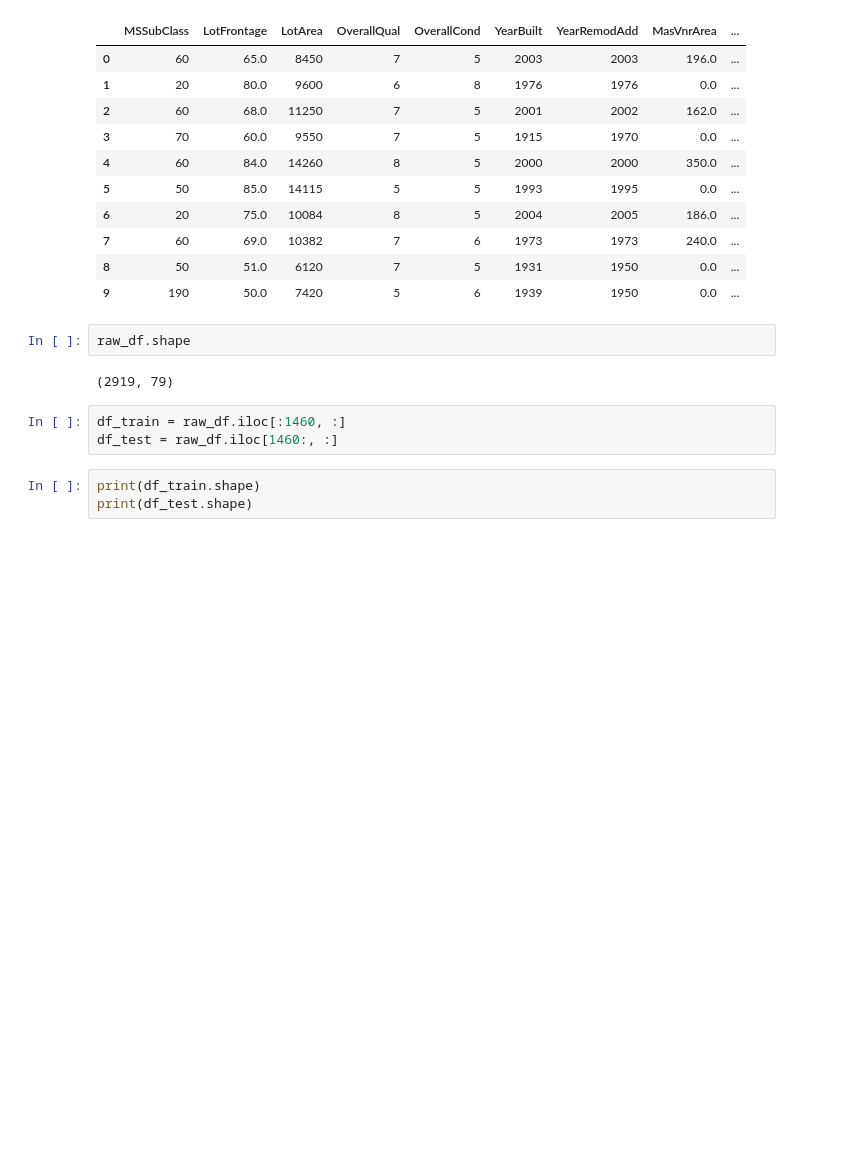
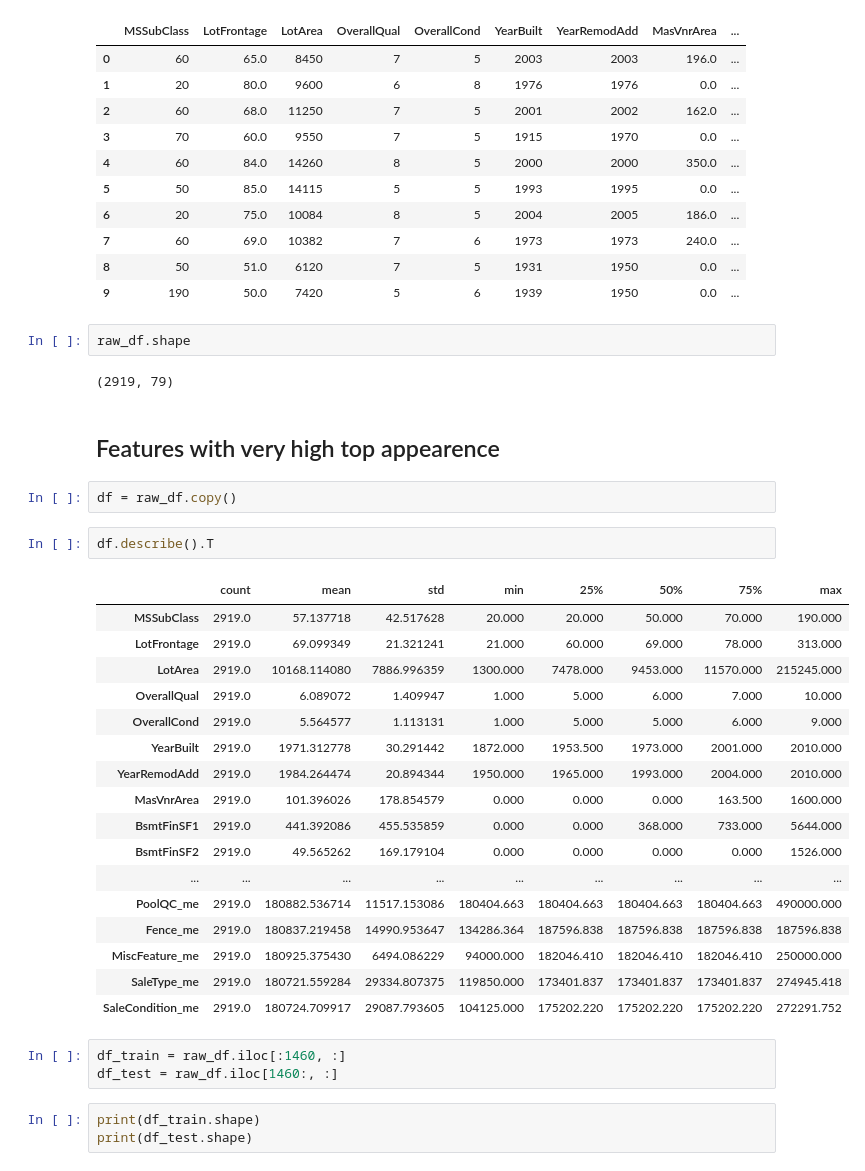
Before and after one commit to benspniz/Advanced-House-Price-Prediction-Kaggle-Competition, a Jupyter notebook: Notebooks/3_Prepared_Datasets_Creation.ipynb, the cells around one changed output. Drawn from its saved outputs; the diff is of its cells as text; blank space fills up the shorter version.

```diff
--- a/Notebooks/3_Prepared_Datasets_Creation.ipynb
+++ b/Notebooks/3_Prepared_Datasets_Creation.ipynb
@@ -32,6 +32,30 @@ raw_df.head(10)
 raw_df.shape
 # %% [output]
 (2919, 79)
+# %% [markdown]
+## Features with very high top appearence
+# %%
+df = raw_df.copy()
+# %%
+df.describe().T
+# %% [output]
+|  | count | mean | std | min | 25% | 50% | 75% | max |
+| MSSubClass | 2919.0 | 57.137718 | 42.517628 | 20.000 | 20.000 | 50.000 | 70.000 | 190.000 |
+| LotFrontage | 2919.0 | 69.099349 | 21.321241 | 21.000 | 60.000 | 69.000 | 78.000 | 313.000 |
+| LotArea | 2919.0 | 10168.114080 | 7886.996359 | 1300.000 | 7478.000 | 9453.000 | 11570.000 | 215245.000 |
+| OverallQual | 2919.0 | 6.089072 | 1.409947 | 1.000 | 5.000 | 6.000 | 7.000 | 10.000 |
+| OverallCond | 2919.0 | 5.564577 | 1.113131 | 1.000 | 5.000 | 5.000 | 6.000 | 9.000 |
+| YearBuilt | 2919.0 | 1971.312778 | 30.291442 | 1872.000 | 1953.500 | 1973.000 | 2001.000 | 2010.000 |
+| YearRemodAdd | 2919.0 | 1984.264474 | 20.894344 | 1950.000 | 1965.000 | 1993.000 | 2004.000 | 2010.000 |
+| MasVnrArea | 2919.0 | 101.396026 | 178.854579 | 0.000 | 0.000 | 0.000 | 163.500 | 1600.000 |
+| BsmtFinSF1 | 2919.0 | 441.392086 | 455.535859 | 0.000 | 0.000 | 368.000 | 733.000 | 5644.000 |
+| BsmtFinSF2 | 2919.0 | 49.565262 | 169.179104 | 0.000 | 0.000 | 0.000 | 0.000 | 1526.000 |
+| ... | ... | ... | ... | ... | ... | ... | ... | ... |
+| PoolQC_me | 2919.0 | 180882.536714 | 11517.153086 | 180404.663 | 180404.663 | 180404.663 | 180404.663 | 490000.000 |
+| Fence_me | 2919.0 | 180837.219458 | 14990.953647 | 134286.364 | 187596.838 | 187596.838 | 187596.838 | 187596.838 |
+| MiscFeature_me | 2919.0 | 180925.375430 | 6494.086229 | 94000.000 | 182046.410 | 182046.410 | 182046.410 | 250000.000 |
+| SaleType_me | 2919.0 | 180721.559284 | 29334.807375 | 119850.000 | 173401.837 | 173401.837 | 173401.837 | 274945.418 |
+| SaleCondition_me | 2919.0 | 180724.709917 | 29087.793605 | 104125.000 | 175202.220 | 175202.220 | 175202.220 | 272291.752 |
 # %%
 df_train = raw_df.iloc[:1460, :]
 df_test = raw_df.iloc[1460:, :]
```
Also changed, not shown: parts of 1 cell of this notebook, 4 other files.
